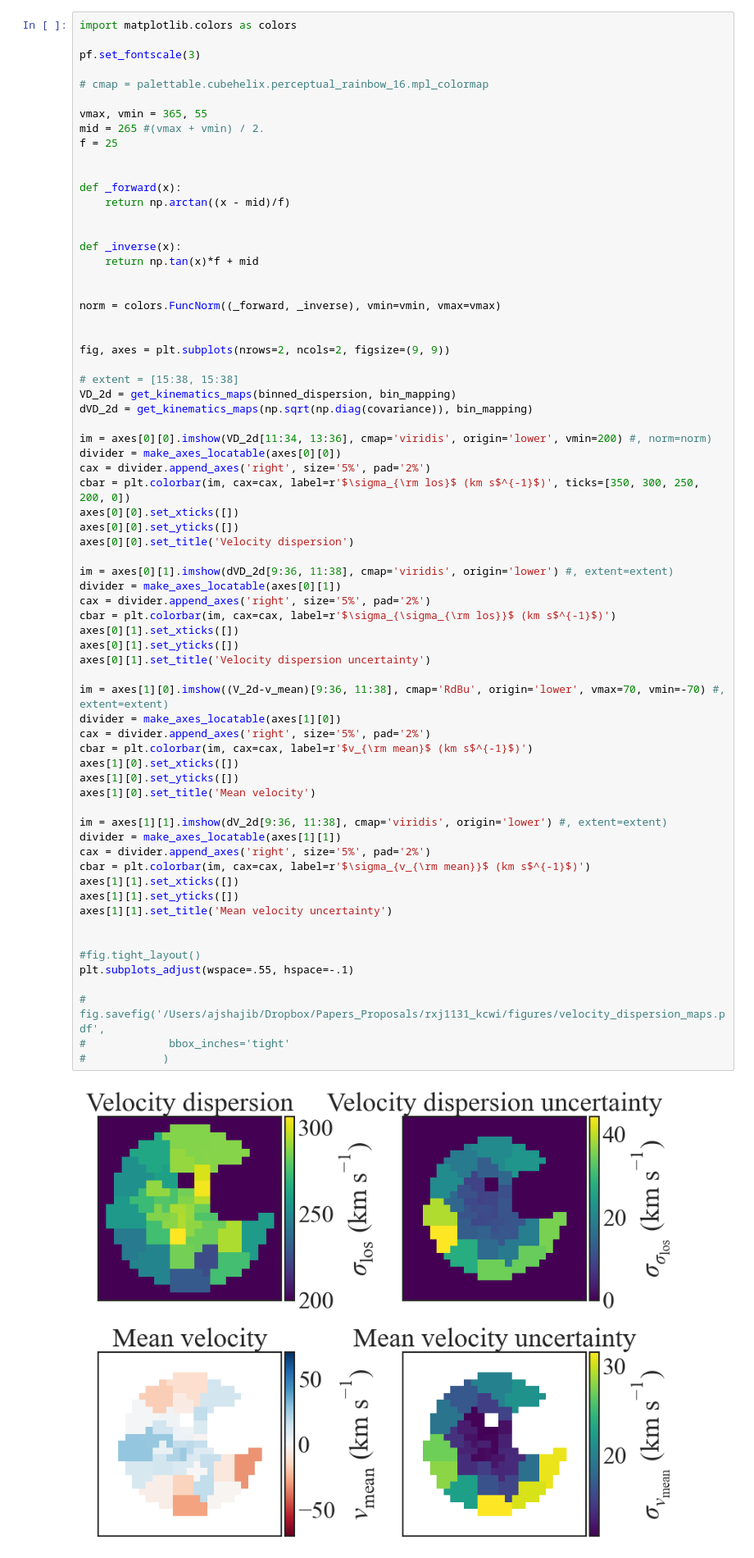
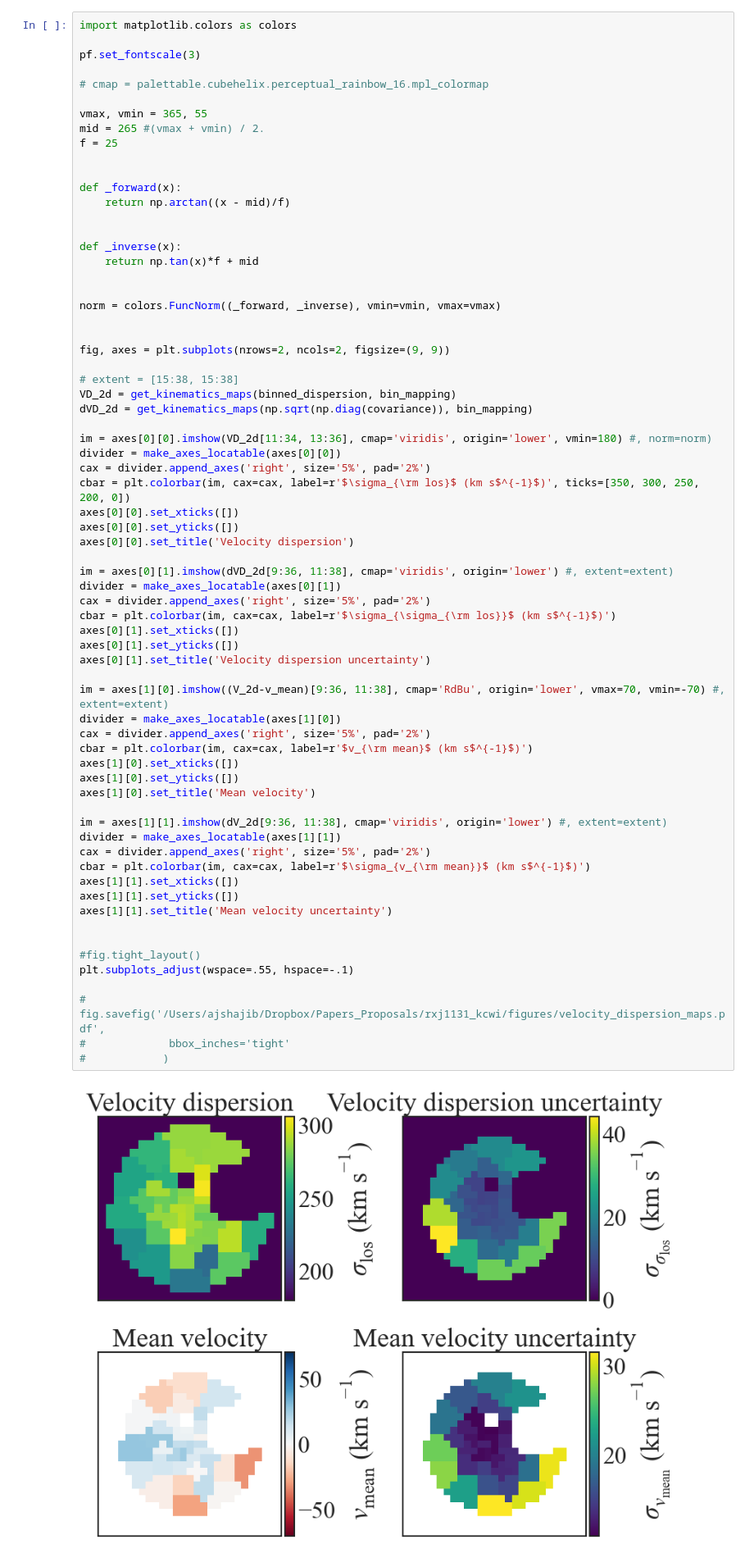
Before and after one commit to TDCOSMO/RXJ1131_KCWI, a Jupyter notebook: Plot kinematic maps, get oblateness probability, radial profile.ipynb, the cells around one changed output. Shown at 82% size. Saved outputs shown, nothing was run; the diff lists cells and outputs as text.

```diff
--- a/Plot kinematic maps, get oblateness probability, radial profile.ipynb
+++ b/Plot kinematic maps, get oblateness probability, radial profile.ipynb
@@ -568,7 +564,7 @@ fig, axes = plt.subplots(nrows=2, ncols=2, figsize=(9, 9))
 VD_2d = get_kinematics_maps(binned_dispersion, bin_mapping)
 dVD_2d = get_kinematics_maps(np.sqrt(np.diag(covariance)), bin_mapping)
 
-im = axes[0][0].imshow(VD_2d[11:34, 13:36], cmap='viridis', origin='lower', vmin=200) #, norm=norm)
+im = axes[0][0].imshow(VD_2d[11:34, 13:36], cmap='viridis', origin='lower', vmin=180) #, norm=norm)
 divider = make_axes_locatable(axes[0][0])
 cax = divider.append_axes('right', size='5%', pad='2%')
 cbar = plt.colorbar(im, cax=cax, label=r'$\sigma_{\rm los}$ (km s$^{-1}$)', ticks=[350, 300, 250, 200, 0])
@@ -581,34 +577,34 @@ divider = make_axes_locatable(axes[0][1])
 cax = divider.append_axes('right', size='5%', pad='2%')
 cbar = plt.colorbar(im, cax=cax, label=r'$\sigma_{\sigma_{\rm los}}$ (km s$^{-1}$)')
 axes[0][1].set_xticks([])
 axes[0][1].set_yticks([])
 axes[0][1].set_title('Velocity dispersion uncertainty')
 
 im = axes[1][0].imshow((V_2d-v_mean)[9:36, 11:38], cmap='RdBu', origin='lower', vmax=70, vmin=-70) #, extent=extent)
 divider = make_axes_locatable(axes[1][0])
 cax = divider.append_axes('right', size='5%', pad='2%')
 cbar = plt.colorbar(im, cax=cax, label=r'$v_{\rm mean}$ (km s$^{-1}$)')
 axes[1][0].set_xticks([])
 axes[1][0].set_yticks([])
 axes[1][0].set_title('Mean velocity')
 
 im = axes[1][1].imshow(dV_2d[9:36, 11:38], cmap='viridis', origin='lower') #, extent=extent)
 divider = make_axes_locatable(axes[1][1])
 cax = divider.append_axes('right', size='5%', pad='2%')
 cbar = plt.colorbar(im, cax=cax, label=r'$\sigma_{v_{\rm mean}}$ (km s$^{-1}$)')
 axes[1][1].set_xticks([])
 axes[1][1].set_yticks([])
 axes[1][1].set_title('Mean velocity uncertainty')
 
 
 #fig.tight_layout()
 plt.subplots_adjust(wspace=.55, hspace=-.1)
 
 # fig.savefig('/Users/ajshajib/Dropbox/Papers_Proposals/rxj1131_kcwi/figures/velocity_dispersion_maps.pdf',
 #             bbox_inches='tight'
 #            )
 # %% [output]
-[figure, old version]
+[figure, new version]
 # %% [markdown]
 # Make radial plot
 # %%
```
Also changed, not shown: parts of 20 cells of this notebook, 27 other files.
